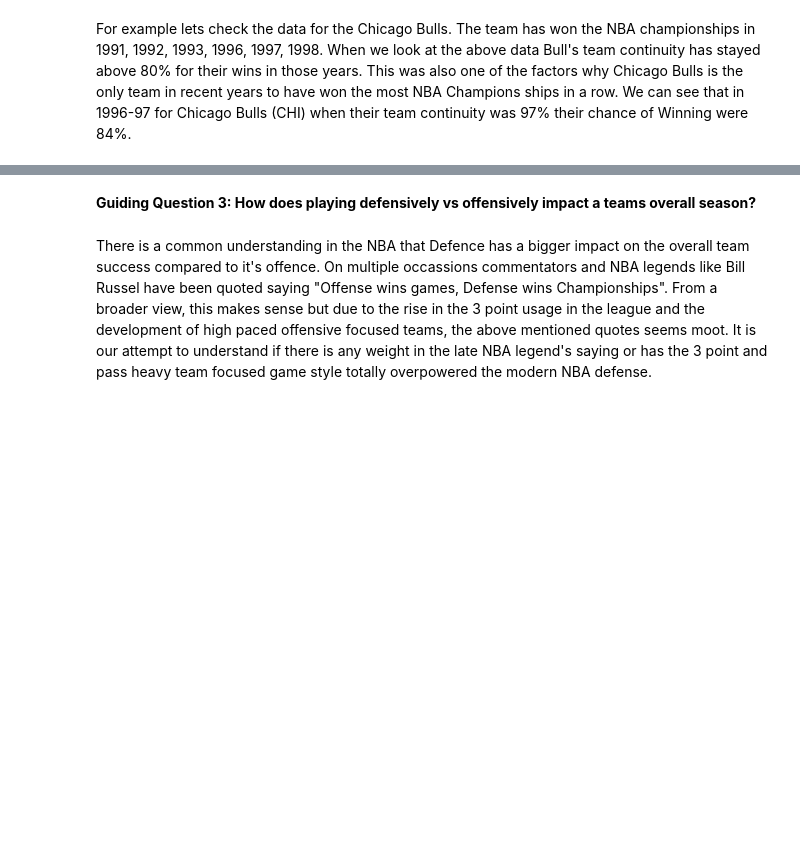
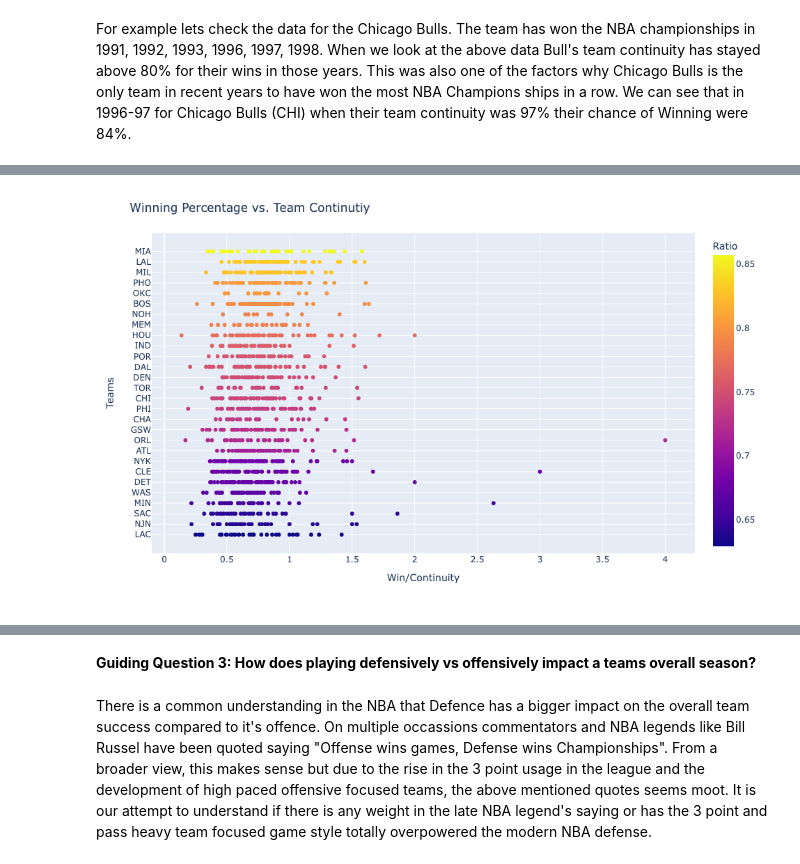
Before and after one commit to vdbee1/Sports-Analytics-NBA, a Jupyter notebook: Project Report/DAT604/DATA604_major.ipynb, the cells around one changed output, grey strips where cells are left out. Cells and saved outputs as stored; diff of their text form; code cells hidden in the pictures; blank space fills up the shorter version.

```diff
--- a/Project Report/DAT604/DATA604_major.ipynb
+++ b/Project Report/DAT604/DATA604_major.ipynb
@@ -434,0 +644,15 @@ Finally we can agree with general manager Bob Myers' statement that Team Continu
+# %%
+
+fig = px.scatter(team_wc_filtered, x="Ratio", y="Team_Abrv", color="median", orientation='h',
+                labels={
+                     "Team_Abrv": "Teams",
+                     "Ratio": "Win/Continuity",
+                     "median": "Ratio"
+                 })
+fig.update_layout(
+    title_text="Winning Percentage vs. Team Continutiy",
+    height=600
+)
+fig.show()
+# %% [output]
+[figure, added]
```
Also changed, not shown: parts of 32 cells of this notebook.
